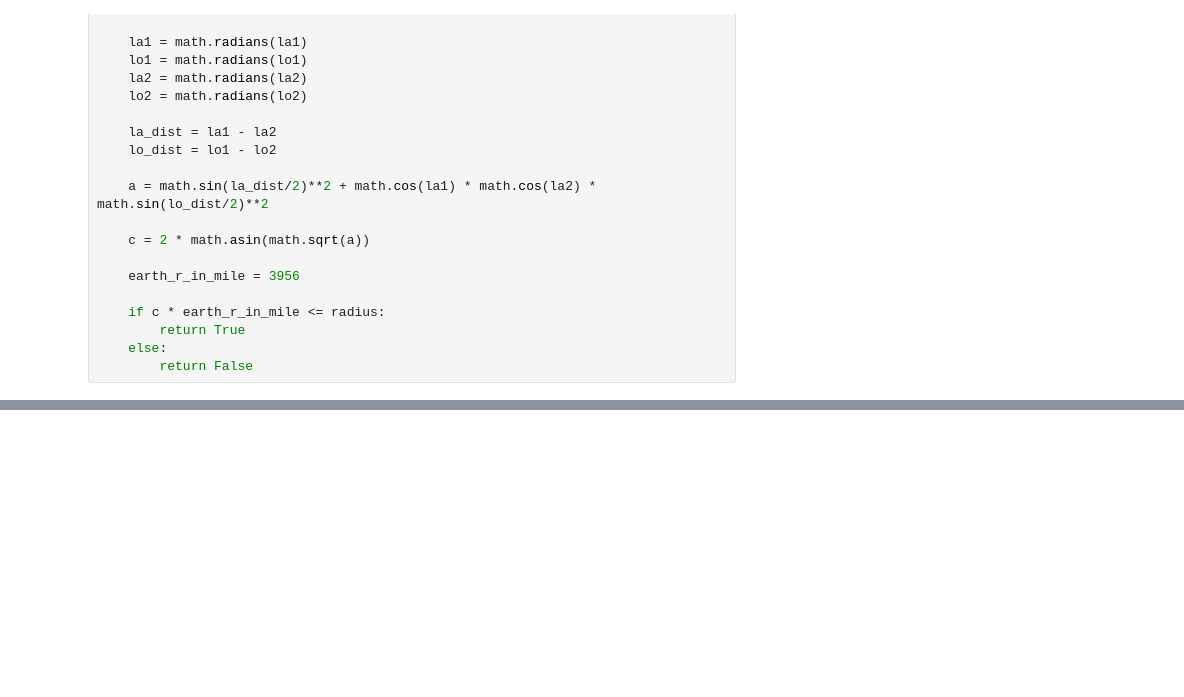
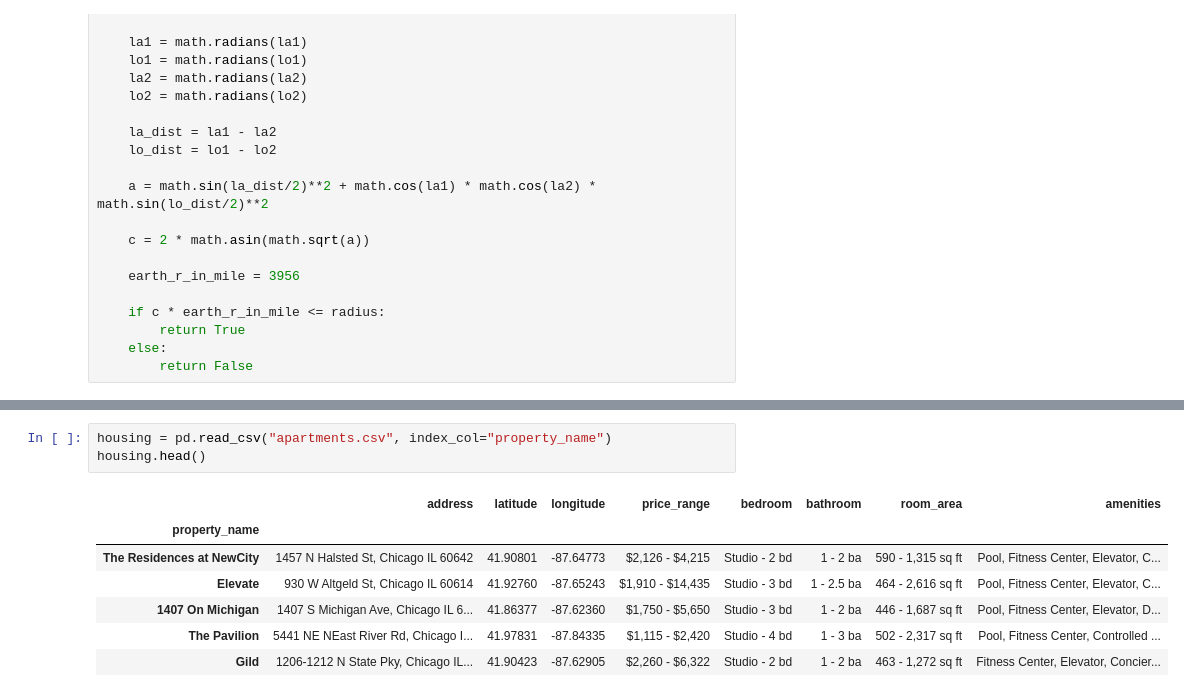
Before and after one commit to cs-ssa-w22/final-project-none, a Jupyter notebook: Housing_Map.ipynb, the cells around one changed output, grey strips where cells are left out. Saved outputs shown, nothing was run; the diff lists cells and outputs as text; blank space fills up the shorter version.

```diff
--- a/Housing_Map.ipynb
+++ b/Housing_Map.ipynb
@@ -142,0 +152,11 @@ def if_crime_in_neighborhood(la1, lo1, la2, lo2, radius):
+# %%
+housing = pd.read_csv("apartments.csv", index_col="property_name")
+housing.head()
+# %% [output]
+|  | address | latitude | longitude | price_range | bedroom | bathroom | room_area | amenities |
+| property_name |  |  |  |  |  |  |  |  |
+| The Residences at NewCity | 1457 N Halsted St, Chicago IL 60642 | 41.90801 | -87.64773 | $2,126 - $4,215 | Studio - 2 bd | 1 - 2 ba | 590 - 1,315 sq ft | Pool, Fitness Center, Elevator, C... |
+| Elevate | 930 W Altgeld St, Chicago IL 60614 | 41.92760 | -87.65243 | $1,910 - $14,435 | Studio - 3 bd | 1 - 2.5 ba | 464 - 2,616 sq ft | Pool, Fitness Center, Elevator, C... |
+| 1407 On Michigan | 1407 S Michigan Ave, Chicago IL 6... | 41.86377 | -87.62360 | $1,750 - $5,650 | Studio - 3 bd | 1 - 2 ba | 446 - 1,687 sq ft | Pool, Fitness Center, Elevator, D... |
+| The Pavilion | 5441 NE NEast River Rd, Chicago I... | 41.97831 | -87.84335 | $1,115 - $2,420 | Studio - 4 bd | 1 - 3 ba | 502 - 2,317 sq ft | Pool, Fitness Center, Controlled ... |
+| Gild | 1206-1212 N State Pky, Chicago IL... | 41.90423 | -87.62905 | $2,260 - $6,322 | Studio - 2 bd | 1 - 2 ba | 463 - 1,272 sq ft | Fitness Center, Elevator, Concier... |
```
Also changed, not shown: parts of 4 cells of this notebook.
